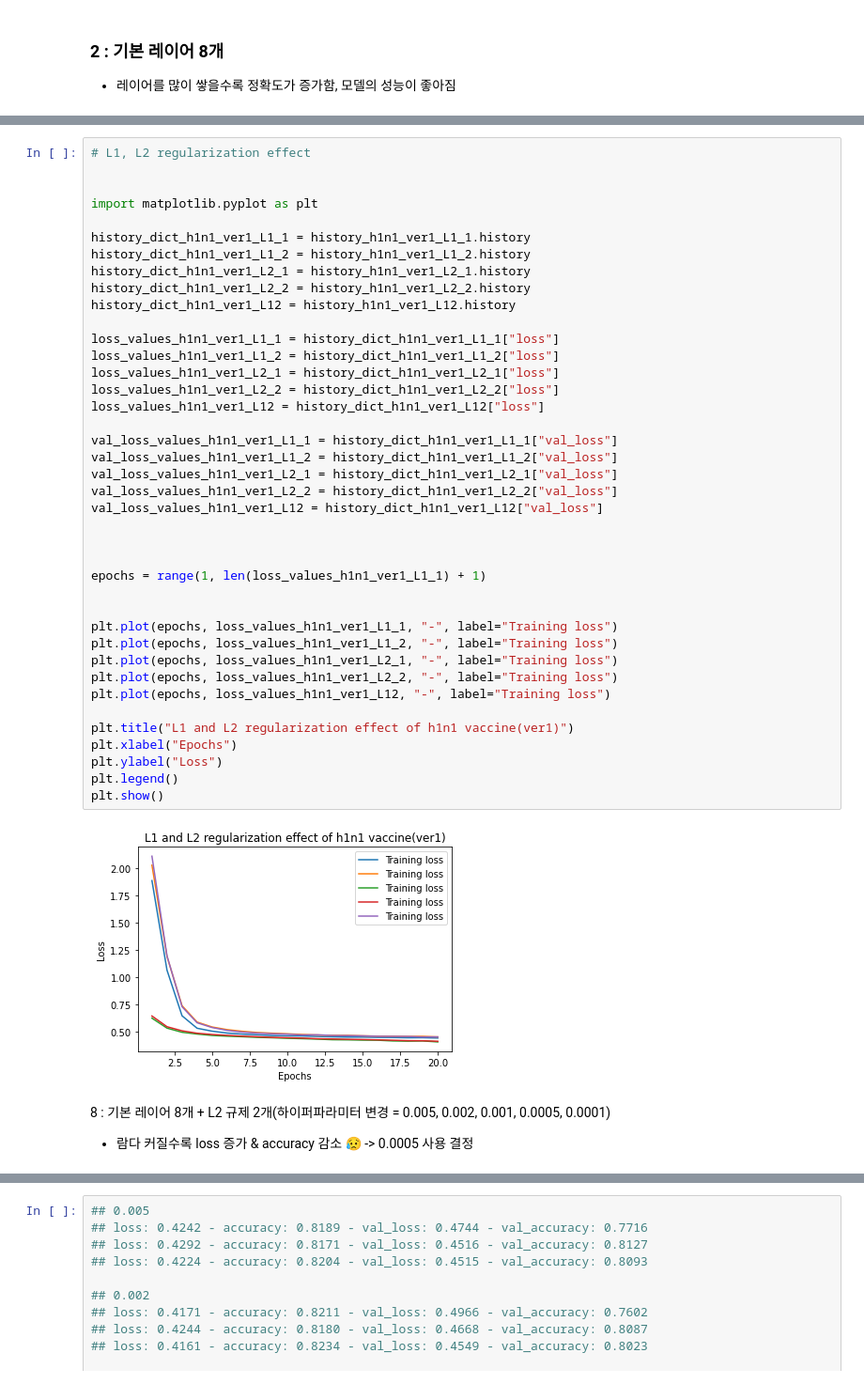
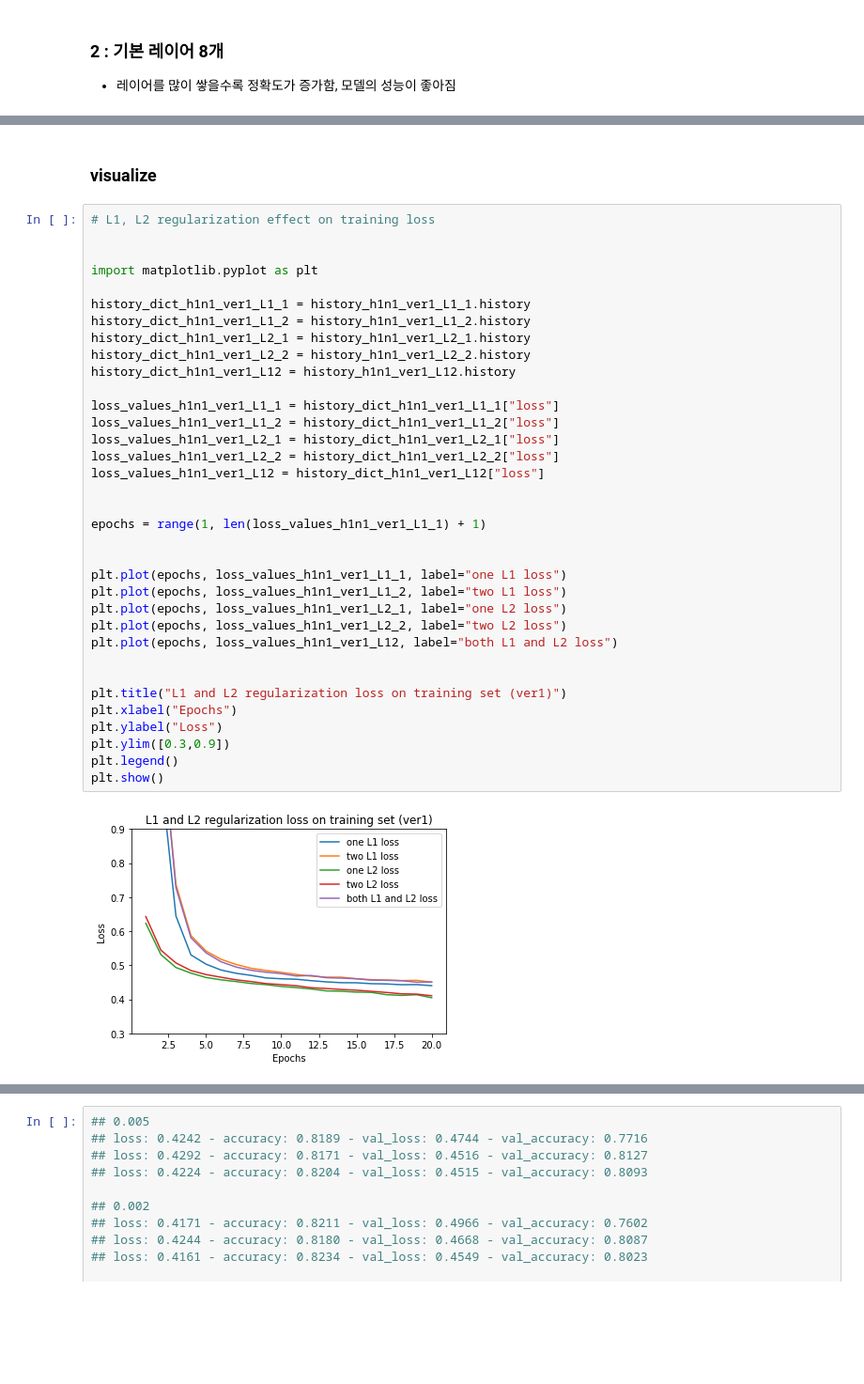
Before and after one commit to mjiii25/22-1_DL, a Jupyter notebook: team-project/modeling-dl.ipynb, the cells around one changed output, grey strips where cells are left out. Shown at 94% size. Saved outputs shown, nothing was run; the diff lists cells and outputs as text; blank space fills up the shorter version.

```diff
--- a/team-project/modeling-dl.ipynb
+++ b/team-project/modeling-dl.ipynb
@@ -471,48 +466,42 @@ Epoch 19/20
 39/39 [==============================] - 0s 6ms/step - loss: 0.4501 - accuracy: 0.8151 - val_loss: 0.4813 - val_accuracy: 0.8107
 Epoch 20/20
 39/39 [==============================] - 0s 6ms/step - loss: 0.4507 - accuracy: 0.8181 - val_loss: 0.4669 - val_accuracy: 0.8101
+# %% [markdown]
+### visualize
 # %%
-# L1, L2 regularization effect
+# L1, L2 regularization effect on training loss
 
 
 import matplotlib.pyplot as plt
 
 history_dict_h1n1_ver1_L1_1 = history_h1n1_ver1_L1_1.history
 history_dict_h1n1_ver1_L1_2 = history_h1n1_ver1_L1_2.history
 history_dict_h1n1_ver1_L2_1 = history_h1n1_ver1_L2_1.history
 history_dict_h1n1_ver1_L2_2 = history_h1n1_ver1_L2_2.history
 history_dict_h1n1_ver1_L12 = history_h1n1_ver1_L12.history
 
 loss_values_h1n1_ver1_L1_1 = history_dict_h1n1_ver1_L1_1["loss"]
 loss_values_h1n1_ver1_L1_2 = history_dict_h1n1_ver1_L1_2["loss"]
 loss_values_h1n1_ver1_L2_1 = history_dict_h1n1_ver1_L2_1["loss"]
 loss_values_h1n1_ver1_L2_2 = history_dict_h1n1_ver1_L2_2["loss"]
 loss_values_h1n1_ver1_L12 = history_dict_h1n1_ver1_L12["loss"]
 
-val_loss_values_h1n1_ver1_L1_1 = history_dict_h1n1_ver1_L1_1["val_loss"]
-val_loss_values_h1n1_ver1_L1_2 = history_dict_h1n1_ver1_L1_2["val_loss"]
-val_loss_values_h1n1_ver1_L2_1 = history_dict_h1n1_ver1_L2_1["val_loss"]
-val_loss_values_h1n1_ver1_L2_2 = history_dict_h1n1_ver1_L2_2["val_loss"]
-val_loss_values_h1n1_ver1_L12 = history_dict_h1n1_ver1_L12["val_loss"]
-
-
 
 epochs = range(1, len(loss_values_h1n1_ver1_L1_1) + 1)
 
 
-plt.plot(epochs, loss_values_h1n1_ver1_L1_1, "-", label="Training loss")
-plt.plot(epochs, loss_values_h1n1_ver1_L1_2, "-", label="Training loss")
-plt.plot(epochs, loss_values_h1n1_ver1_L2_1, "-", label="Training loss")
-plt.plot(epochs, loss_values_h1n1_ver1_L2_2, "-", label="Training loss")
-plt.plot(epochs, loss_values_h1n1_ver1_L12, "-", label="Training loss")
+plt.plot(epochs, loss_values_h1n1_ver1_L1_1, label="one L1 loss")
+plt.plot(epochs, loss_values_h1n1_ver1_L1_2, label="two L1 loss")
+plt.plot(epochs, loss_values_h1n1_ver1_L2_1, label="one L2 loss")
+plt.plot(epochs, loss_values_h1n1_ver1_L2_2, label="two L2 loss")
+plt.plot(epochs, loss_values_h1n1_ver1_L12, label="both L1 and L2 loss")
 
-plt.title("L1 and L2 regularization effect of h1n1 vaccine(ver1)")
+
+plt.title("L1 and L2 regularization loss on training set (ver1)")
 plt.xlabel("Epochs")
 plt.ylabel("Loss")
+plt.ylim([0.3,0.9])
 plt.legend()
 plt.show()
 # %% [output]
-[figure, old version]
+[figure, new version]
-# %% [markdown]
-8 : 기본 레이어 8개 + L2 규제 2개(하이퍼파라미터 변경 = 0.005, 0.002, 0.001, 0.0005, 0.0001)
-- 람다 커질수록 loss 증가 & accuracy 감소 😥 -> 0.0005 사용 결정
```
Also changed, not shown: parts of 19 cells of this notebook.
